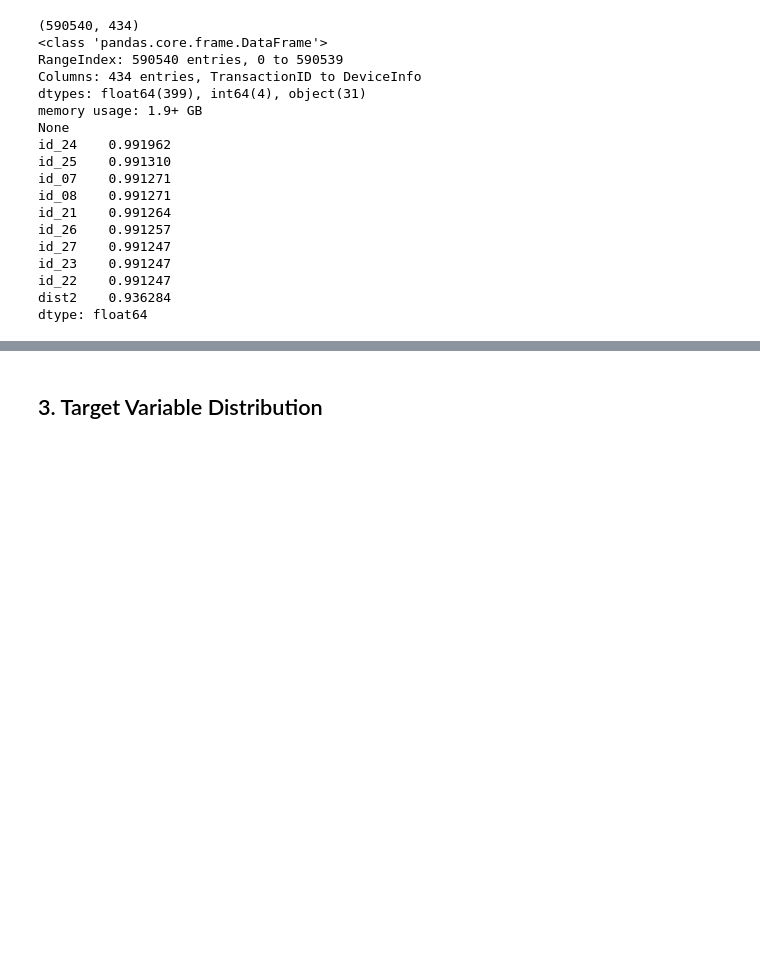
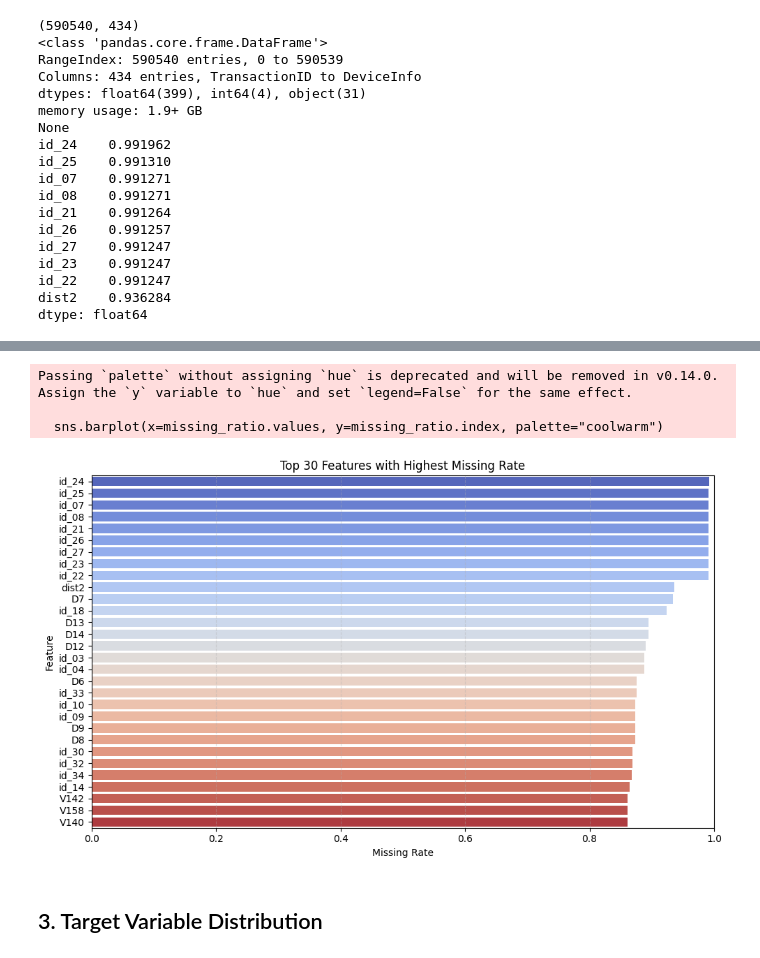
Before and after one commit to alexmatiasas/Fraud-Detection-with-ML, a Jupyter notebook: notebooks/01a_EDA_summary_in_Python.ipynb, the cells around one changed output, grey strips where cells are left out. Saved outputs shown, nothing was run; the diff lists cells and outputs as text; code cells hidden in the pictures; blank space fills up the shorter version.

```diff
--- a/notebooks/01a_EDA_summary_in_Python.ipynb
+++ b/notebooks/01a_EDA_summary_in_Python.ipynb
@@ -52,3 +73,22 @@ dtype: float64
+# %%
+# Calculate missing value ratio
+missing_ratio = train_data.isnull().mean().sort_values(ascending=False)[:30]
+
+# Plot
+plt.figure(figsize=(10,6))
+sns.barplot(x=missing_ratio.values, y=missing_ratio.index, palette="coolwarm")
+plt.title("Top 30 Features with Highest Missing Rate")
+plt.xlabel("Missing Rate")
+plt.ylabel("Feature")
+plt.xlim(0, 1)
+plt.grid(True, axis='x', linestyle='--', alpha=0.4)
+plt.tight_layout()
+plt.show()
+# %% [output]
+Passing `palette` without assigning `hue` is deprecated and will be removed in v0.14.0. Assign the `y` variable to `hue` and set `legend=False` for the same effect.
+
+  sns.barplot(x=missing_ratio.values, y=missing_ratio.index, palette="coolwarm")
+[figure, added]
 # %% [markdown]
 ## 3. Target Variable Distribution
 # %%
```
Also changed, not shown: parts of 20 cells of this notebook, 2 other files.
